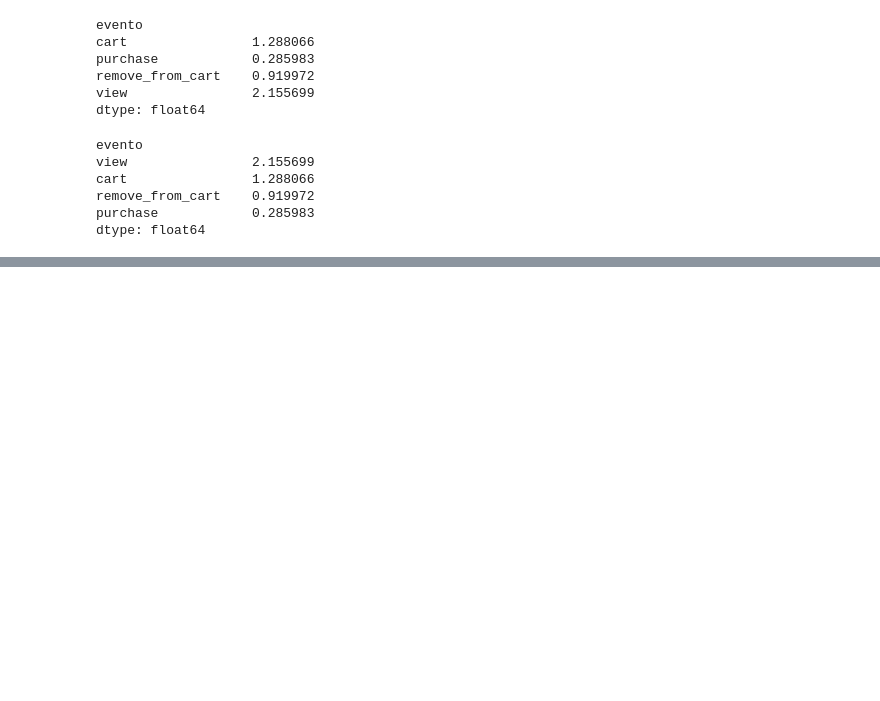
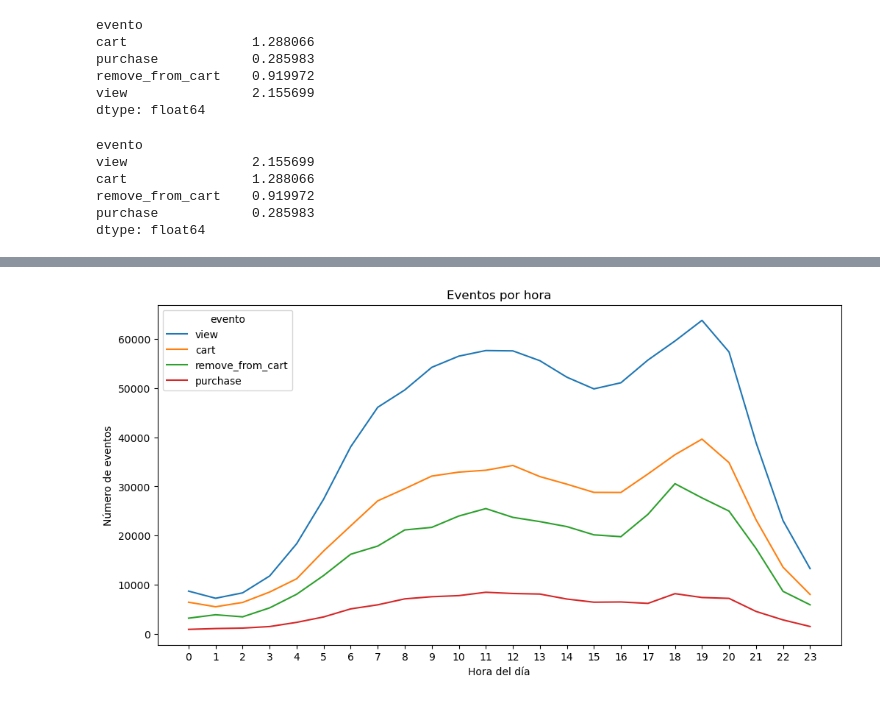
Before and after one commit to bernimagraner/Analisis_Ecommerce, a Jupyter notebook: notebooks/02_AnalisisInsights.ipynb, the cells around one changed output, grey strips where cells are left out. Cells and saved outputs as stored; diff of their text form; code cells hidden in the pictures; blank space fills up the shorter version.

```diff
--- a/notebooks/02_AnalisisInsights.ipynb
+++ b/notebooks/02_AnalisisInsights.ipynb
@@ -15,3 +11,7 @@ df.shape
+# %%
+# cargar tablon_analitico.pickle en df
+ruta_pickle = Path('..') / 'datos' / 'intermedios' / 'tablon_analitico.pickle'
+df = pd.read_pickle(ruta_pickle.resolve())
 # %% [markdown]
 ## Porcentajes de eventos (view = 100 %)
 
@@ -142,0 +155,4 @@ dtype: float64
+# %%
+eventos_hora = df.groupby(['hora','evento'])['producto'].count().unstack().fillna(0)
+eventos_hora = eventos_hora[['view','cart','remove_from_cart','purchase']]
+eventos_hora.head()
@@ -142,0 +167,9 @@ dtype: float64
+# %%
+eventos_hora.plot(figsize = (12,6))
+plt.title("Eventos por hora")
+plt.xlabel("Hora del día")
+plt.ylabel("Número de eventos")
+plt.xticks(ticks=eventos_hora.index, labels=eventos_hora.index)
+plt.show();
+# %% [output]
+[figure, added]
```
Also changed, not shown: parts of 20 cells of this notebook.
